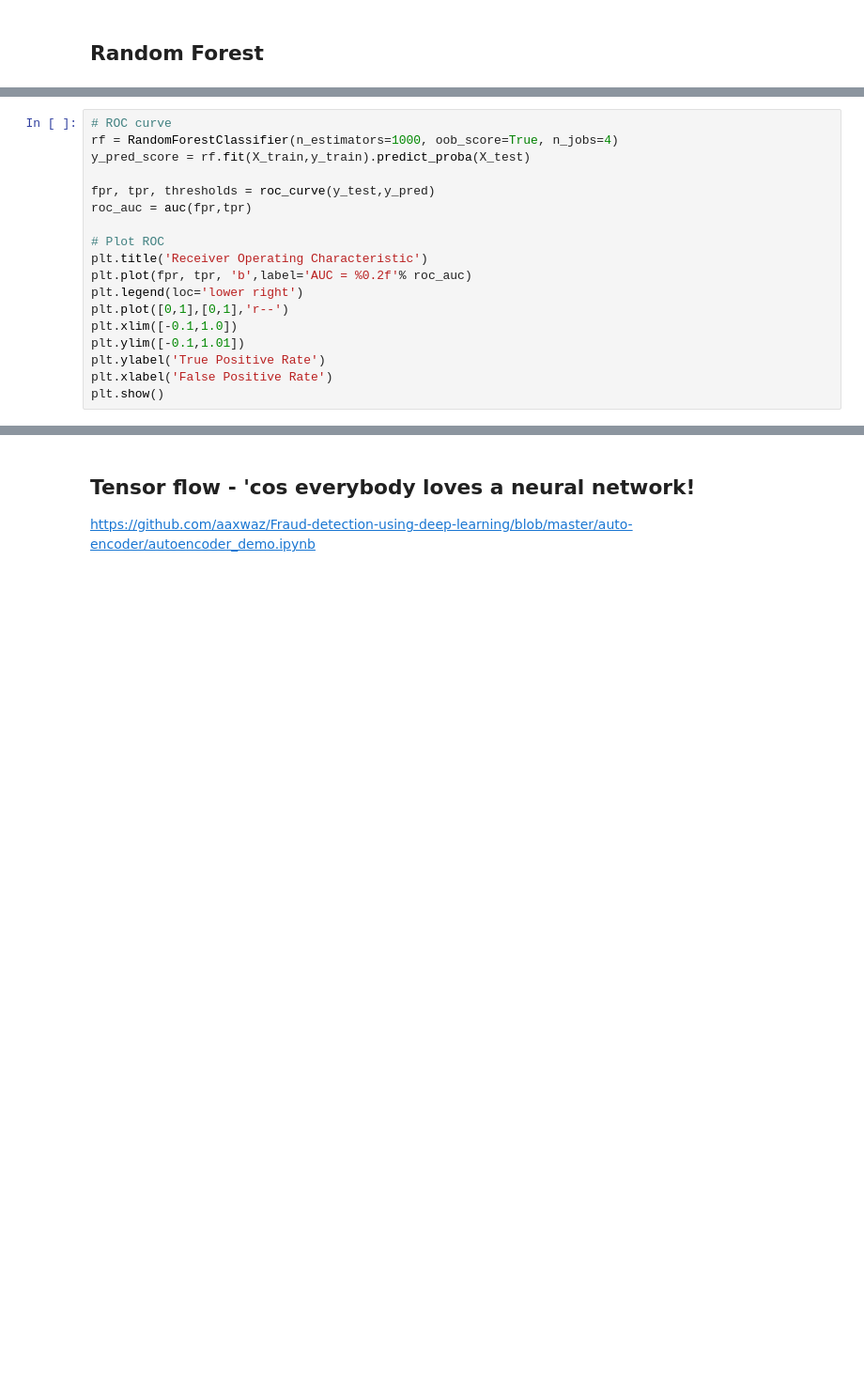
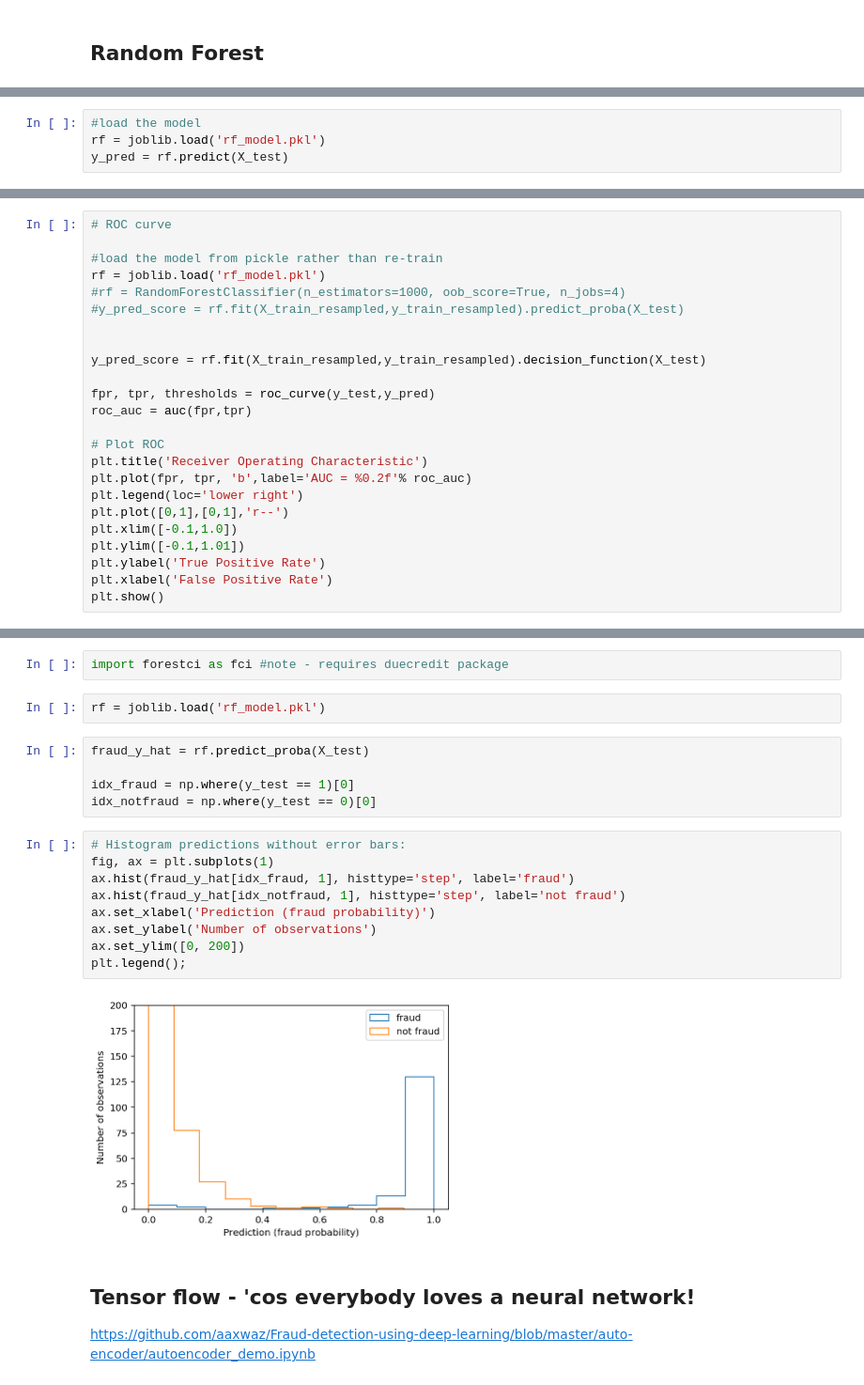
Before and after one commit to scheckley/kaggle_credit_fraud, a Jupyter notebook: scratch.ipynb, the cells around one changed output, grey strips where cells are left out. Shown at 94% size. Cells and saved outputs as stored; diff of their text form; blank space fills up the shorter version.

Commit message:
added CI to random forest

```diff
--- a/scratch.ipynb
+++ b/scratch.ipynb
@@ -311,3 +333,7 @@ Elapsed time is 6028.062694072723 seconds.
+# %%
+#load the model
+rf = joblib.load('rf_model.pkl')
+y_pred = rf.predict(X_test)
 # %%
 # Compute confusion matrix
 cnf_matrix = confusion_matrix(y_test,y_pred)
@@ -329,8 +355,14 @@ Recall metric in the testing dataset:  0.961038961038961
 [figure]
 # %%
 # ROC curve
-rf = RandomForestClassifier(n_estimators=1000, oob_score=True, n_jobs=4)
-y_pred_score = rf.fit(X_train,y_train).predict_proba(X_test)
+
+#load the model from pickle rather than re-train
+rf = joblib.load('rf_model.pkl')
+#rf = RandomForestClassifier(n_estimators=1000, oob_score=True, n_jobs=4)
+#y_pred_score = rf.fit(X_train_resampled,y_train_resampled).predict_proba(X_test)
+
+
+y_pred_score = rf.fit(X_train_resampled,y_train_resampled).decision_function(X_test)
 
 fpr, tpr, thresholds = roc_curve(y_test,y_pred)
 roc_auc = auc(fpr,tpr)
@@ -350,3 +383,23 @@ plt.show()
+# %%
+import forestci as fci #note - requires duecredit package
+# %%
+rf = joblib.load('rf_model.pkl')
+# %%
+fraud_y_hat = rf.predict_proba(X_test)
+
+idx_fraud = np.where(y_test == 1)[0]
+idx_notfraud = np.where(y_test == 0)[0]
+# %%
+# Histogram predictions without error bars:
+fig, ax = plt.subplots(1)
+ax.hist(fraud_y_hat[idx_fraud, 1], histtype='step', label='fraud')
+ax.hist(fraud_y_hat[idx_notfraud, 1], histtype='step', label='not fraud')
+ax.set_xlabel('Prediction (fraud probability)')
+ax.set_ylabel('Number of observations')
+ax.set_ylim([0, 200])
+plt.legend();
+# %% [output]
+[figure, added]
 # %% [markdown]
 ## Tensor flow - 'cos everybody loves a neural network!
 
```
Also changed, not shown: parts of 16 cells of this notebook.
